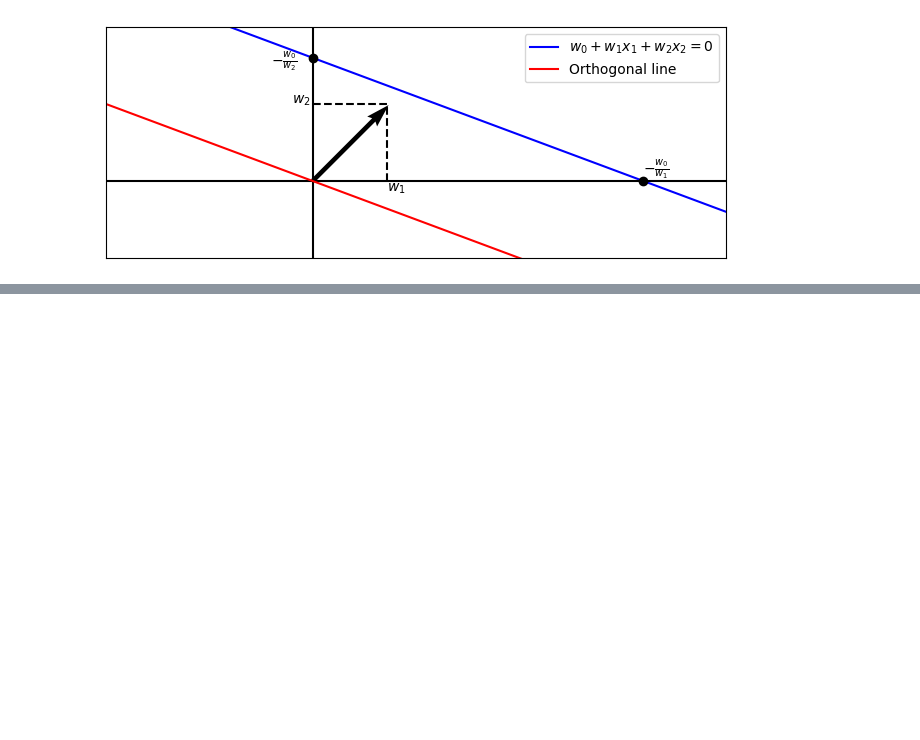
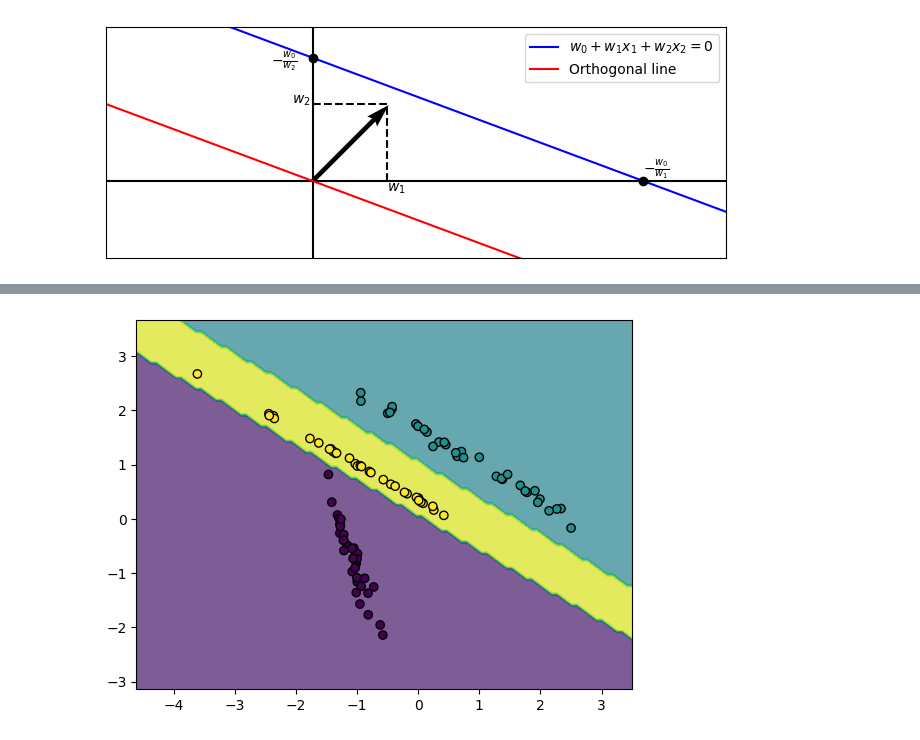
Before and after one commit to IIIL4KIII/MachineLearning, a Jupyter notebook: Theory/TheoryGraphs.ipynb, the cells around one changed output, grey strips where cells are left out. Saved outputs shown, nothing was run; the diff lists cells and outputs as text; code cells hidden in the pictures; blank space fills up the shorter version.

```diff
--- a/Theory/TheoryGraphs.ipynb
+++ b/Theory/TheoryGraphs.ipynb
@@ -130,0 +239,10 @@ plt.show()
+# %%
+disp = DecisionBoundaryDisplay.from_estimator(
+clf, X, response_method="predict",
+alpha=0.7,
+)
+disp.ax_.scatter(X[:, 0], X[:, 1], c=y, edgecolor="k")
+plt.savefig('softmax')
+plt.show()
+# %% [output]
+[figure, added]
```
Also changed, not shown: parts of 11 cells of this notebook, 10 other files.
